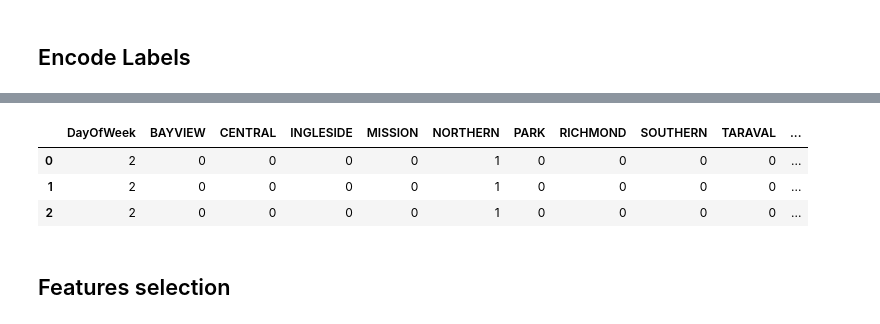
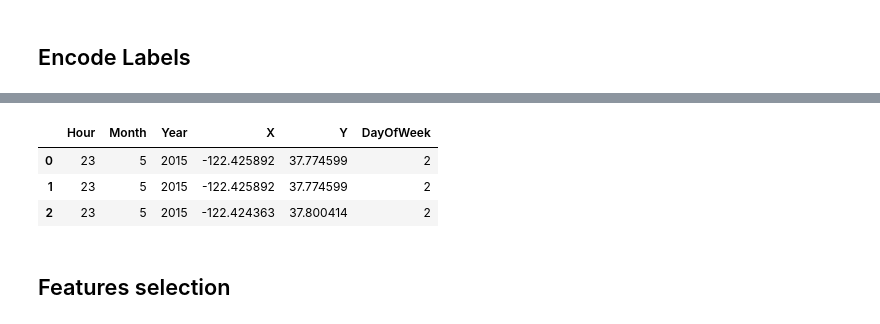
Before and after one commit to mtimet/dspres, a Jupyter notebook: demo/3.2 Random Forest - Initial Approach.ipynb, the cells around one changed output, grey strips where cells are left out. Drawn from its saved outputs; the diff is of its cells as text; code cells hidden in the pictures.

```diff
--- a/demo/3.2 Random Forest - Initial Approach.ipynb
+++ b/demo/3.2 Random Forest - Initial Approach.ipynb
@@ -55,9 +32,9 @@ Wall time: 910 ms
 # %%
-trainDf.head(3)
+X.head(3)
 # %% [output]
-|  | DayOfWeek | BAYVIEW | CENTRAL | INGLESIDE | MISSION | NORTHERN | PARK | RICHMOND | SOUTHERN | TARAVAL | ... |
-| 0 | 2 | 0 | 0 | 0 | 0 | 1 | 0 | 0 | 0 | 0 | ... |
-| 1 | 2 | 0 | 0 | 0 | 0 | 1 | 0 | 0 | 0 | 0 | ... |
-| 2 | 2 | 0 | 0 | 0 | 0 | 1 | 0 | 0 | 0 | 0 | ... |
+|  | Hour | Month | Year | X | Y | DayOfWeek |
+| 0 | 23 | 5 | 2015 | -122.425892 | 37.774599 | 2 |
+| 1 | 23 | 5 | 2015 | -122.425892 | 37.774599 | 2 |
+| 2 | 23 | 5 | 2015 | -122.424363 | 37.800414 | 2 |
 # %% [markdown]
 ## Features selection
```
Also changed, not shown: parts of 22 cells of this notebook, 4 other files.
